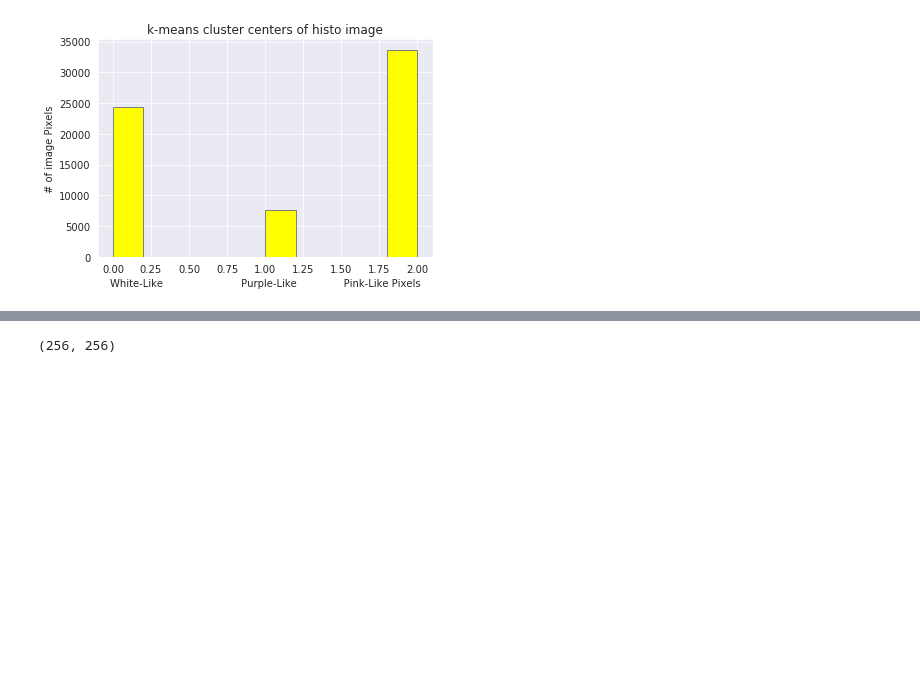
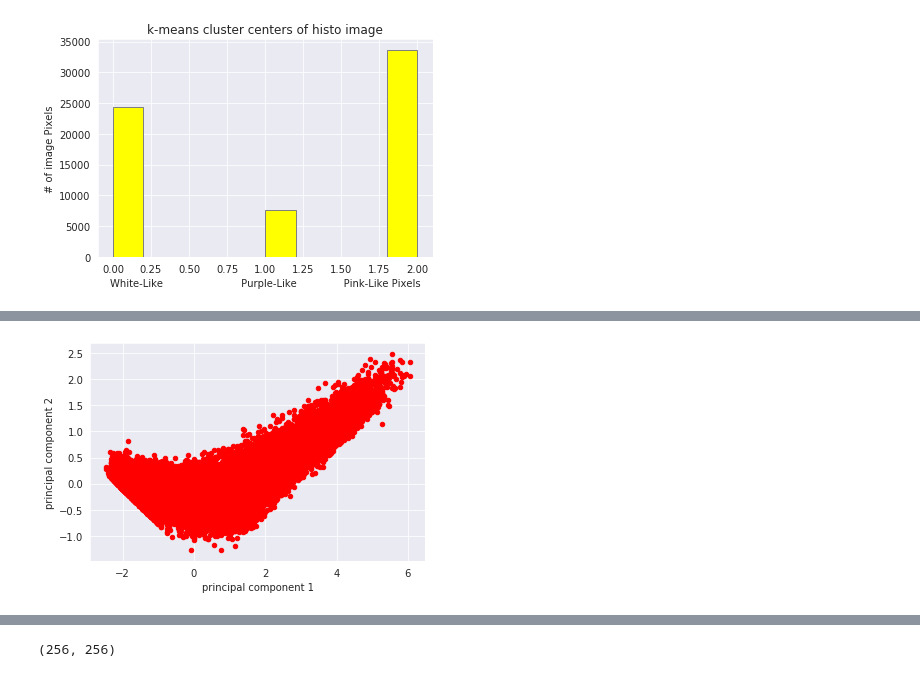
Before and after one commit to sraja2911/glioma_histo_img_classifier_lob, a Jupyter notebook: Large_Object_Tissue_Texture_Algorithm.ipynb, the cells around one changed output, grey strips where cells are left out. Drawn from its saved outputs; the diff is of its cells as text; code cells hidden in the pictures; blank space fills up the shorter version.

```diff
--- a/Large_Object_Tissue_Texture_Algorithm.ipynb
+++ b/Large_Object_Tissue_Texture_Algorithm.ipynb
@@ -144,0 +206,11 @@ cluster_labels_00.shape
+# %%
+df = pd.read_csv('/home/raj/Downloads/kmeans_data.csv',names=['Red','Green','Blue','Cluster_No'])
+# %%
+from sklearn.preprocessing import StandardScaler
+features = ['Red','Green','Blue']
+# Separating out the features
+x = df.loc[:, features].values
+# Separating out the target
+y = df.loc[:,['Cluster_No']].values
+# Standardizing the features
+x = StandardScaler().fit_transform(x)
@@ -144,0 +237,5 @@ cluster_labels_00.shape
+# %%
+from sklearn.decomposition import PCA
+pca = PCA(n_components=2)
+principalComponents = pca.fit_transform(x)
+principalDf = pd.DataFrame(data = principalComponents, columns = ['principal component 1', 'principal component 2'])
@@ -144,0 +245,6 @@ cluster_labels_00.shape
+# %%
+finalDf = pd.concat([principalDf, df[['Cluster_No']]], axis = 1)
+# %%
+ax1=finalDf.plot.scatter(x='principal component 1', y='principal component 2', c='Red')
+# %% [output]
+[figure, added]
```
Also changed, not shown: parts of 26 cells of this notebook.
